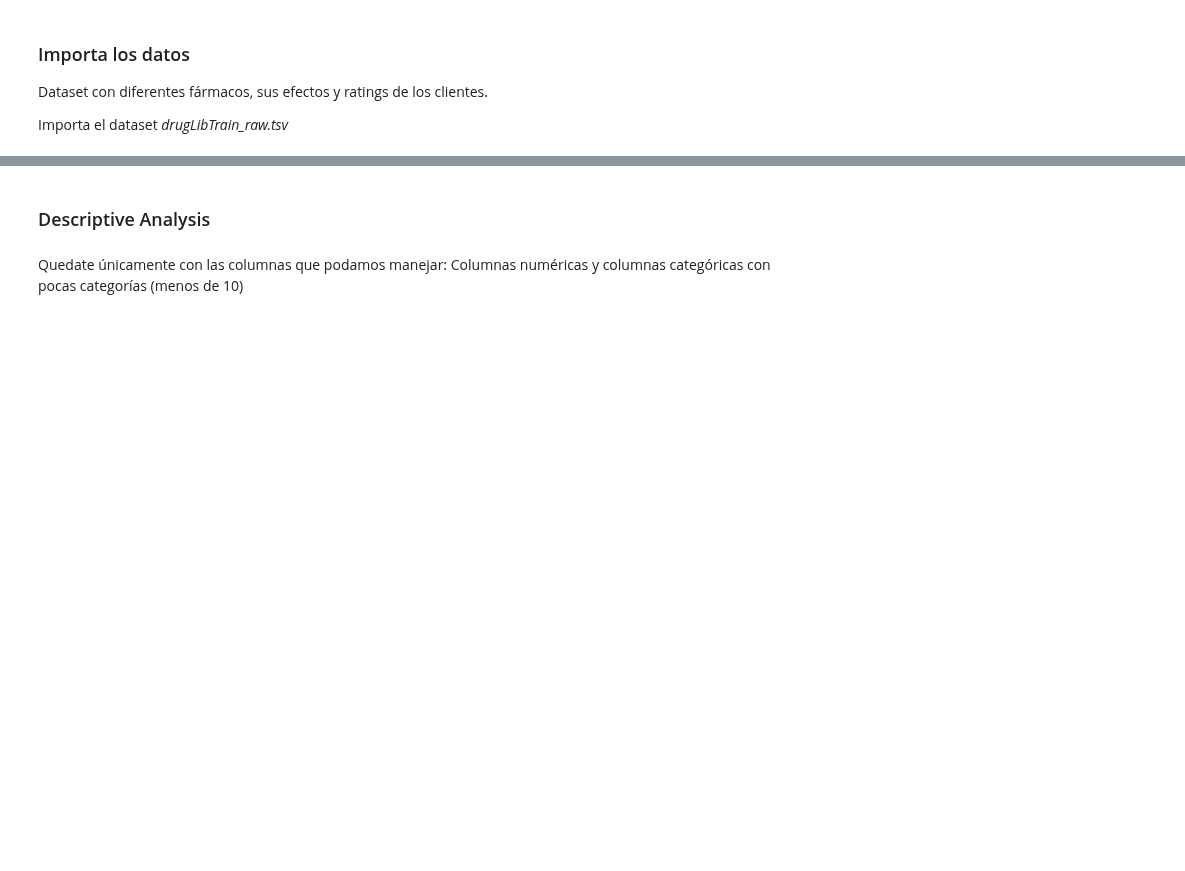
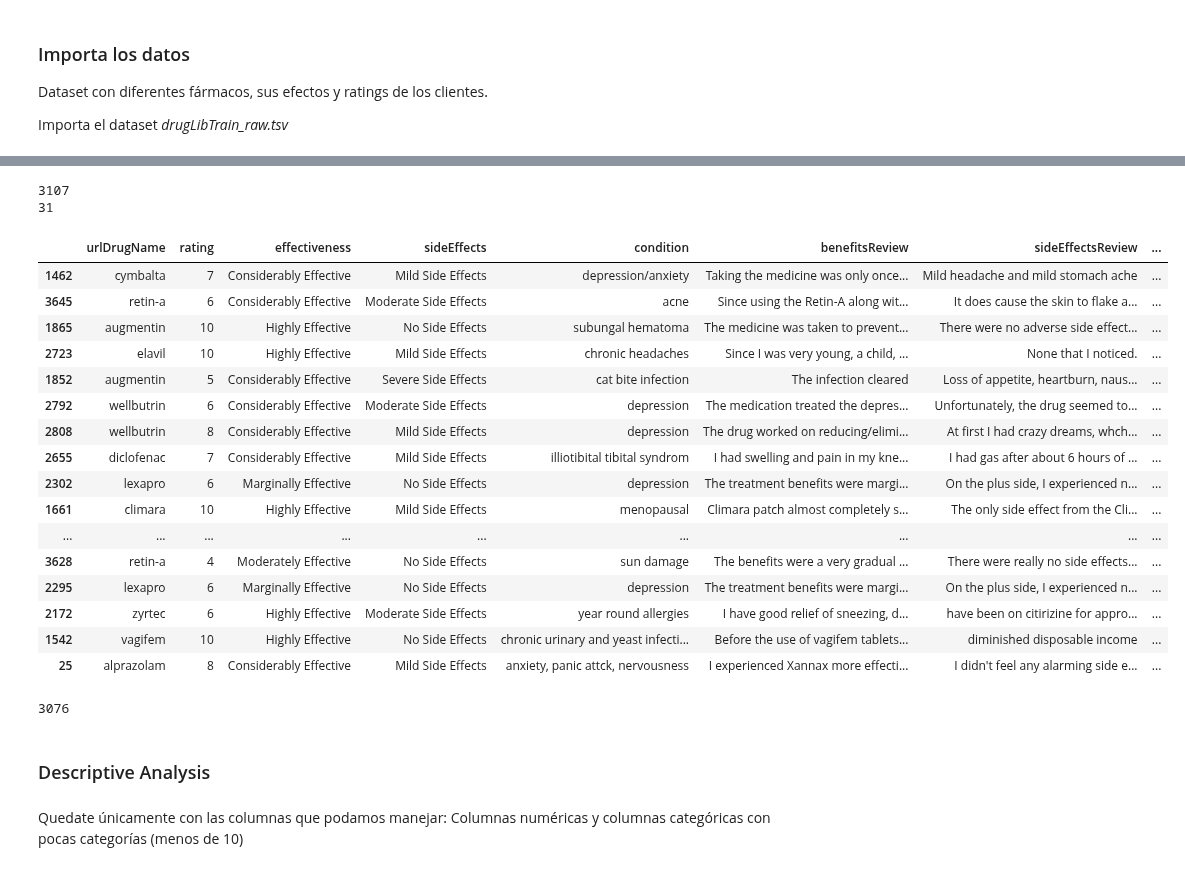
Before and after one commit to MNievas12/2411_dsft_thebridge, a Jupyter notebook: 3-Machine_Learning/2-No_Supervisado/1-Clustering/Practica/EJER_1_kmeans_drugs_review.ipynb, the cells around one changed output, grey strips where cells are left out. Cells and saved outputs as stored; diff of their text form; code cells hidden in the pictures; blank space fills up the shorter version.

```diff
--- a/3-Machine_Learning/2-No_Supervisado/1-Clustering/Practica/EJER_1_kmeans_drugs_review.ipynb
+++ b/3-Machine_Learning/2-No_Supervisado/1-Clustering/Practica/EJER_1_kmeans_drugs_review.ipynb
@@ -5,0 +11,5 @@ Importa el dataset *drugLibTrain_raw.tsv*
+# %%
+pd.set_option('max_colwidth', 50)
+# %%
+df = pd.read_csv('data/drugLibTrain_raw.tsv', sep="\t", index_col=0)
+df
@@ -6,3 +63,34 @@ Importa el dataset *drugLibTrain_raw.tsv*
+# %%
+print(len(df.duplicated()))
+print(sum(df.duplicated()))
+# %% [output]
+3107
+31
+# %%
+df[df.duplicated()]
+# %% [output]
+|  | urlDrugName | rating | effectiveness | sideEffects | condition | benefitsReview | sideEffectsReview | ... |
+| 1462 | cymbalta | 7 | Considerably Effective | Mild Side Effects | depression/anxiety | Taking the medicine was only once... | Mild headache and mild stomach ache | ... |
+| 3645 | retin-a | 6 | Considerably Effective | Moderate Side Effects | acne | Since using the Retin-A along wit... | It does cause the skin to flake a... | ... |
+| 1865 | augmentin | 10 | Highly Effective | No Side Effects | subungal hematoma | The medicine was taken to prevent... | There were no adverse side effect... | ... |
+| 2723 | elavil | 10 | Highly Effective | Mild Side Effects | chronic headaches | Since I was very young, a child, ... | None that I noticed. | ... |
+| 1852 | augmentin | 5 | Considerably Effective | Severe Side Effects | cat bite infection | The infection cleared | Loss of appetite, heartburn, naus... | ... |
+| 2792 | wellbutrin | 6 | Considerably Effective | Moderate Side Effects | depression | The medication treated the depres... | Unfortunately, the drug seemed to... | ... |
+| 2808 | wellbutrin | 8 | Considerably Effective | Mild Side Effects | depression | The drug worked on reducing/elimi... | At first I had crazy dreams, whch... | ... |
+| 2655 | diclofenac | 7 | Considerably Effective | Mild Side Effects | illiotibital tibital syndrom | I had swelling and pain in my kne... | I had gas after about 6 hours of ... | ... |
+| 2302 | lexapro | 6 | Marginally Effective | No Side Effects | depression | The treatment benefits were margi... | On the plus side, I experienced n... | ... |
+| 1661 | climara | 10 | Highly Effective | Mild Side Effects | menopausal | Climara patch almost completely s... | The only side effect from the Cli... | ... |
+| ... | ... | ... | ... | ... | ... | ... | ... | ... |
+| 3628 | retin-a | 4 | Moderately Effective | No Side Effects | sun damage | The benefits were a very gradual ... | There were really no side effects... | ... |
+| 2295 | lexapro | 6 | Marginally Effective | No Side Effects | depression | The treatment benefits were margi... | On the plus side, I experienced n... | ... |
+| 2172 | zyrtec | 6 | Highly Effective | Moderate Side Effects | year round allergies | I have good relief of sneezing, d... | have been on citirizine for appro... | ... |
+| 1542 | vagifem | 10 | Highly Effective | No Side Effects | chronic urinary and yeast infecti... | Before the use of vagifem tablets... | diminished disposable income | ... |
+| 25 | alprazolam | 8 | Considerably Effective | Mild Side Effects | anxiety, panic attck, nervousness | I experienced Xannax more effecti... | I didn't feel any alarming side e... | ... |
+# %%
+df = df.drop_duplicates()
+len(df)
+# %% [output]
+3076
 # %% [markdown]
 ### Descriptive Analysis
 # %% [markdown]
```
Also changed, not shown: parts of 32 cells of this notebook, 1 other file.
